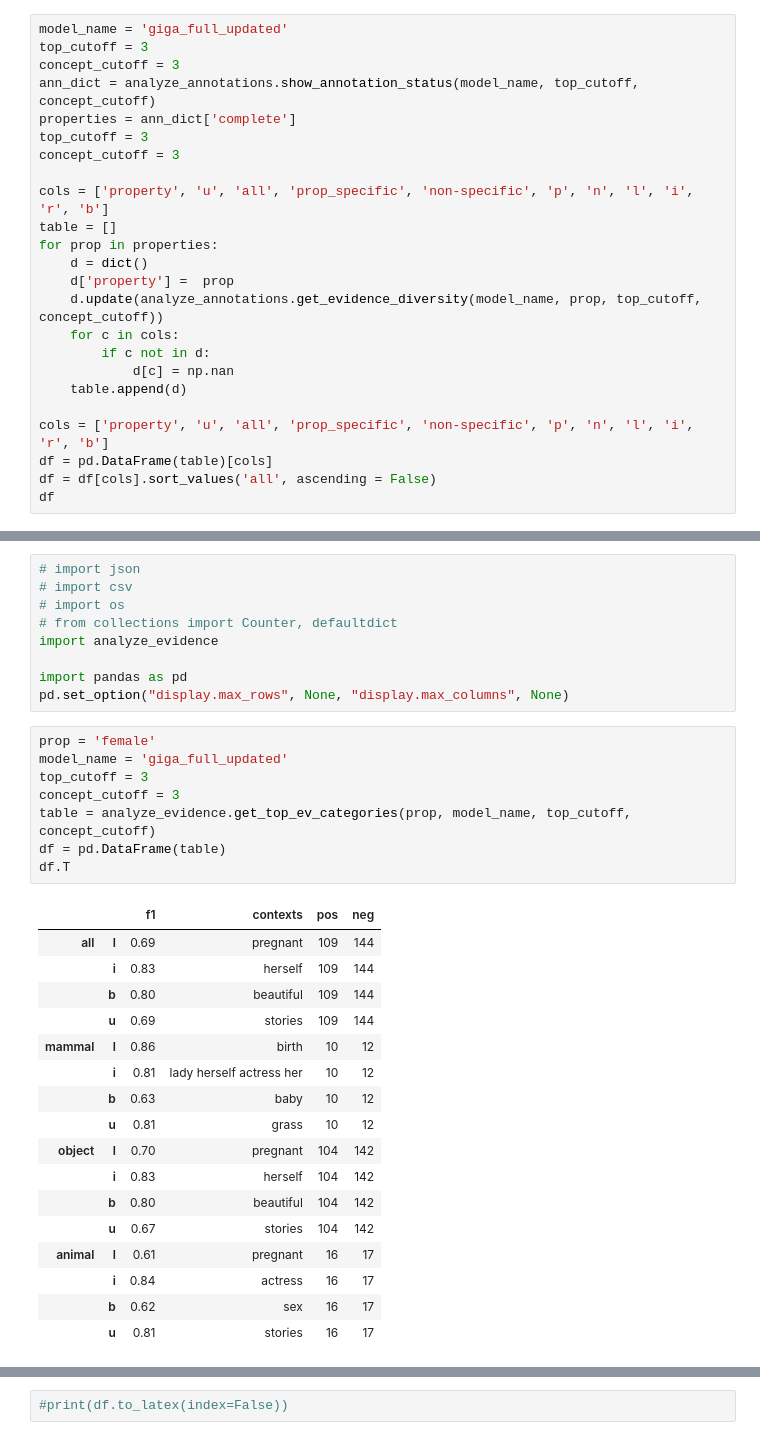
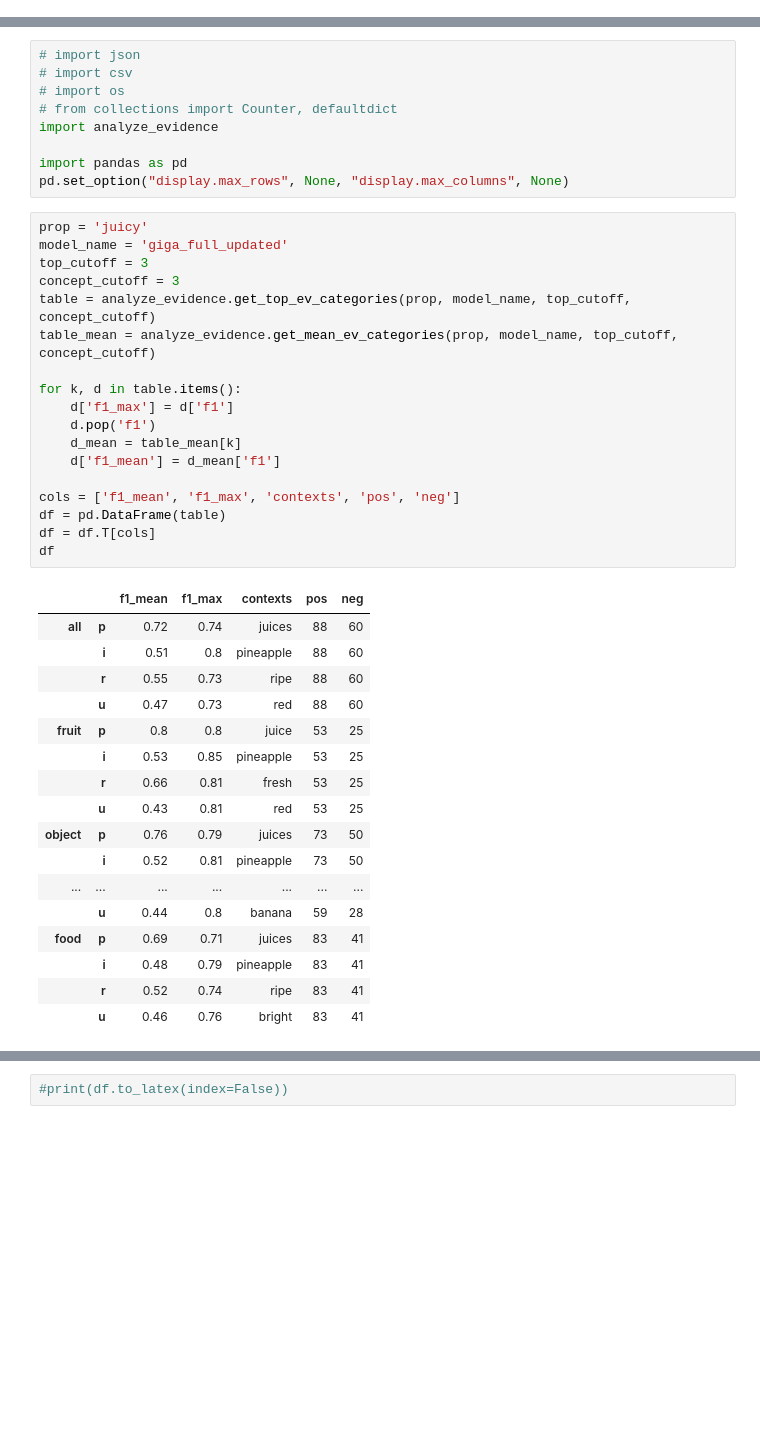
Before and after one commit to PiaSommerauer/corpus_diagnostics, a Jupyter notebook: scripts/Context-analysis.ipynb, the cells around one changed output, grey strips where cells are left out. Saved outputs shown, nothing was run; the diff lists cells and outputs as text; blank space fills up the shorter version.

```diff
--- a/scripts/Context-analysis.ipynb
+++ b/scripts/Context-analysis.ipynb
@@ -274,26 +411,2 @@ Incomplete:
 
 *How many different words are used to express property evidence?*
-# %%
-model_name = 'giga_full_updated'
-top_cutoff = 3
-concept_cutoff = 3
-ann_dict = analyze_annotations.show_annotation_status(model_name, top_cutoff, concept_cutoff)
-properties = ann_dict['complete']
-top_cutoff = 3
-concept_cutoff = 3
-
-cols = ['property', 'u', 'all', 'prop_specific', 'non-specific', 'p', 'n', 'l', 'i', 'r', 'b']
-table = []
-for prop in properties:
-    d = dict()
-    d['property'] =  prop
-    d.update(analyze_annotations.get_evidence_diversity(model_name, prop, top_cutoff, concept_cutoff))
-    for c in cols:
-        if c not in d:
-            d[c] = np.nan
-    table.append(d)
-
-cols = ['property', 'u', 'all', 'prop_specific', 'non-specific', 'p', 'n', 'l', 'i', 'r', 'b']
-df = pd.DataFrame(table)[cols]
-df = df[cols].sort_values('all', ascending = False)
-df
@@ -344,29 +461,39 @@ import analyze_evidence
 import pandas as pd
 pd.set_option("display.max_rows", None, "display.max_columns", None)
 # %%
-prop = 'female'
+prop = 'juicy'
 model_name = 'giga_full_updated'
 top_cutoff = 3
 concept_cutoff = 3
 table = analyze_evidence.get_top_ev_categories(prop, model_name, top_cutoff, concept_cutoff)
+table_mean = analyze_evidence.get_mean_ev_categories(prop, model_name, top_cutoff, concept_cutoff)
+
+for k, d in table.items():
+    d['f1_max'] = d['f1']
+    d.pop('f1')
+    d_mean = table_mean[k]
+    d['f1_mean'] = d_mean['f1']
+
+cols = ['f1_mean', 'f1_max', 'contexts', 'pos', 'neg']
 df = pd.DataFrame(table)
-df.T
+df = df.T[cols]
+df
 # %% [output]
-|  |  | f1 | contexts | pos | neg |
-| all | l | 0.69 | pregnant | 109 | 144 |
-|  | i | 0.83 | herself | 109 | 144 |
-|  | b | 0.80 | beautiful | 109 | 144 |
-|  | u | 0.69 | stories | 109 | 144 |
-| mammal | l | 0.86 | birth | 10 | 12 |
-|  | i | 0.81 | lady herself actress her | 10 | 12 |
-|  | b | 0.63 | baby | 10 | 12 |
-|  | u | 0.81 | grass | 10 | 12 |
-| object | l | 0.70 | pregnant | 104 | 142 |
-|  | i | 0.83 | herself | 104 | 142 |
-|  | b | 0.80 | beautiful | 104 | 142 |
-|  | u | 0.67 | stories | 104 | 142 |
-| animal | l | 0.61 | pregnant | 16 | 17 |
-|  | i | 0.84 | actress | 16 | 17 |
-|  | b | 0.62 | sex | 16 | 17 |
-|  | u | 0.81 | stories | 16 | 17 |
+|  |  | f1_mean | f1_max | contexts | pos | neg |
+| all | p | 0.72 | 0.74 | juices | 88 | 60 |
+|  | i | 0.51 | 0.8 | pineapple | 88 | 60 |
+|  | r | 0.55 | 0.73 | ripe | 88 | 60 |
+|  | u | 0.47 | 0.73 | red | 88 | 60 |
+| fruit | p | 0.8 | 0.8 | juice | 53 | 25 |
+|  | i | 0.53 | 0.85 | pineapple | 53 | 25 |
+|  | r | 0.66 | 0.81 | fresh | 53 | 25 |
+|  | u | 0.43 | 0.81 | red | 53 | 25 |
+| object | p | 0.76 | 0.79 | juices | 73 | 50 |
+|  | i | 0.52 | 0.81 | pineapple | 73 | 50 |
+| ... | ... | ... | ... | ... | ... | ... |
+|  | u | 0.44 | 0.8 | banana | 59 | 28 |
+| food | p | 0.69 | 0.71 | juices | 83 | 41 |
+|  | i | 0.48 | 0.79 | pineapple | 83 | 41 |
+|  | r | 0.52 | 0.74 | ripe | 83 | 41 |
+|  | u | 0.46 | 0.76 | bright | 83 | 41 |
 # %%
```
Also changed, not shown: parts of 17 cells of this notebook, 8 other files.
